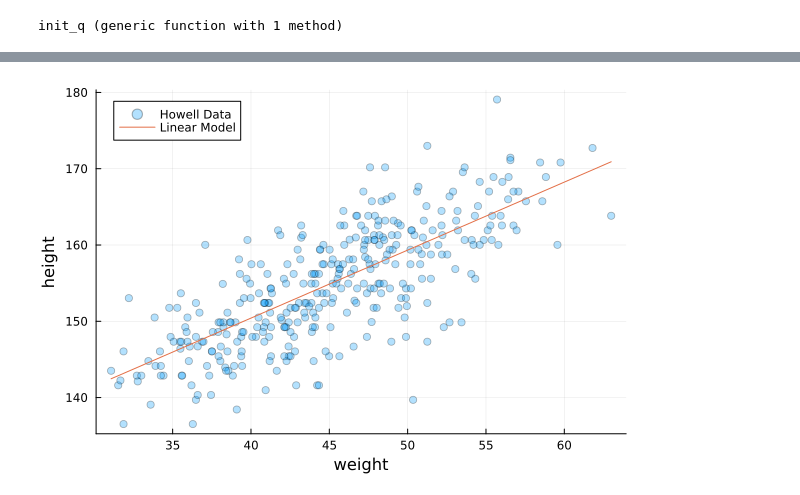
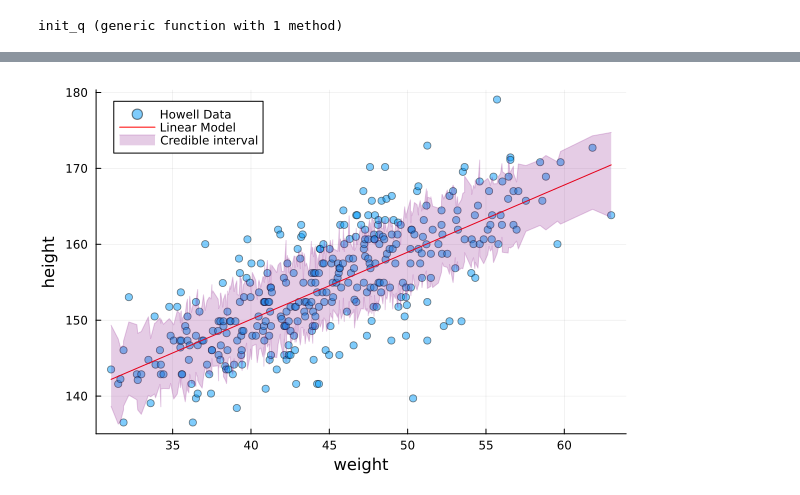
Before and after one commit to prl405/lahmc, a Jupyter notebook: height_data.ipynb, the cells around one changed output, grey strips where cells are left out. Cells and saved outputs as stored; diff of their text form; code cells hidden in the pictures.

```diff
--- a/height_data.ipynb
+++ b/height_data.ipynb
@@ -166,8 +173,16 @@ round.(cov(lahmc_samples[:, 1, :]'), digits=3)
-# %%
-p = scatter(howell.weight, howell.height; alpha=0.3, xlabel="weight", ylabel="height", label="Howell Data")
-
-a_mean = mean(lahmc_samples[1, 1, :])
-b_mean = mean(lahmc_samples[2, 1, :])
-plot!(x -> a_mean + b_mean*(x-xbar), alpha=1, label="Linear Model")
-# %% [output]
-[figure, removed]
+# %%
+a_mean = mean(lahmc_samples[1, 1, :])
+b_mean = mean(lahmc_samples[2, 1, :])
+sigma_mean = mean(lahmc_samples[3, 1, :])
+
+pred = [a_mean + b_mean*(x-xbar) for x in howell.weight]
+quantiles = [quantile(rand(Normal(v, sigma_mean), 100), [0.25, 0.75]) for v in pred]
+lower = [q[1] for (q, pred) in zip(quantiles, pred)]
+upper = [q[2] for (q, pred) in zip(quantiles, pred)]
+
+scatter(howell.weight, howell.height; alpha=0.5, xlabel="weight", ylabel="height", label="Howell Data")
+plot!(howell.weight, pred, color=:red, label="Linear Model")
+plot!(howell.weight, lower, color=:purple, alpha=0.2, label=nothing)
+plot!(howell.weight, upper, fill=lower, alpha=0.2, color=:purple, label="Credible interval")
+# %% [output]
+[figure, added]
```
Also changed, not shown: parts of 11 cells of this notebook.
